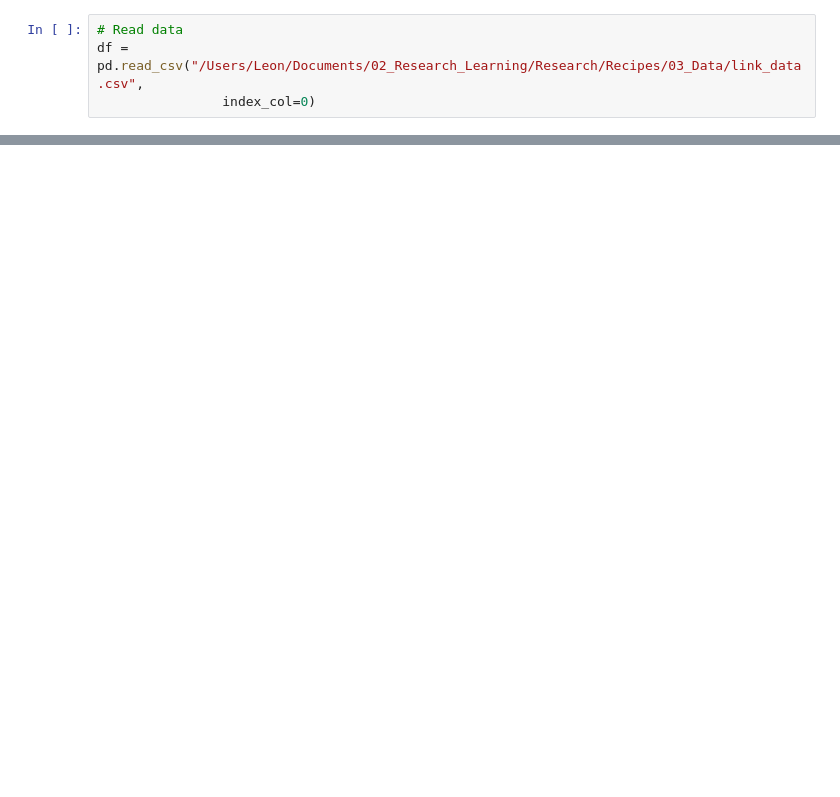
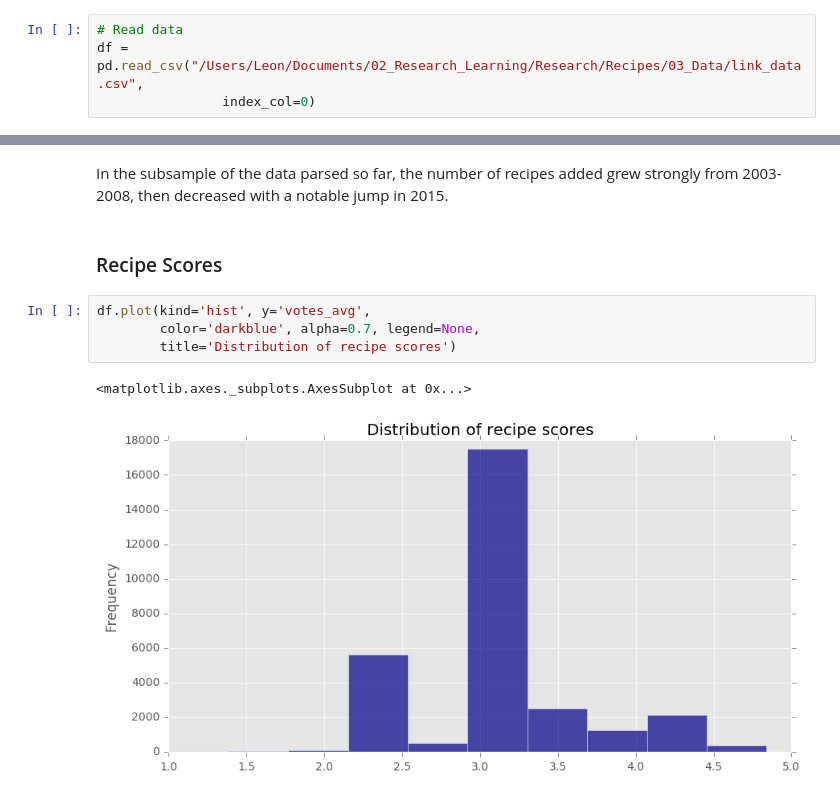
Before and after one commit to leonzucchini/Recipes, a Jupyter notebook: link_page_data_analysis.ipynb, the cells around one changed output, grey strips where cells are left out. Cells and saved outputs as stored; diff of their text form; blank space fills up the shorter version.

```diff
--- a/link_page_data_analysis.ipynb
+++ b/link_page_data_analysis.ipynb
@@ -62,0 +95,11 @@ ggplot(df,aes(x='votes_avg')) + geom_histogram(fill='darkblue')
+# %% [markdown]
+In the subsample of the data parsed so far, the number of recipes added grew strongly from 2003-2008, then decreased with a notable jump in 2015.
+# %% [markdown]
+### Recipe Scores
+# %%
+df.plot(kind='hist', y='votes_avg',
+        color='darkblue', alpha=0.7, legend=None,
+        title='Distribution of recipe scores')
+# %% [output]
+<matplotlib.axes._subplots.AxesSubplot at 0x...>
+[figure, added]
```
Also changed, not shown: parts of 27 cells of this notebook, 1 other file.
